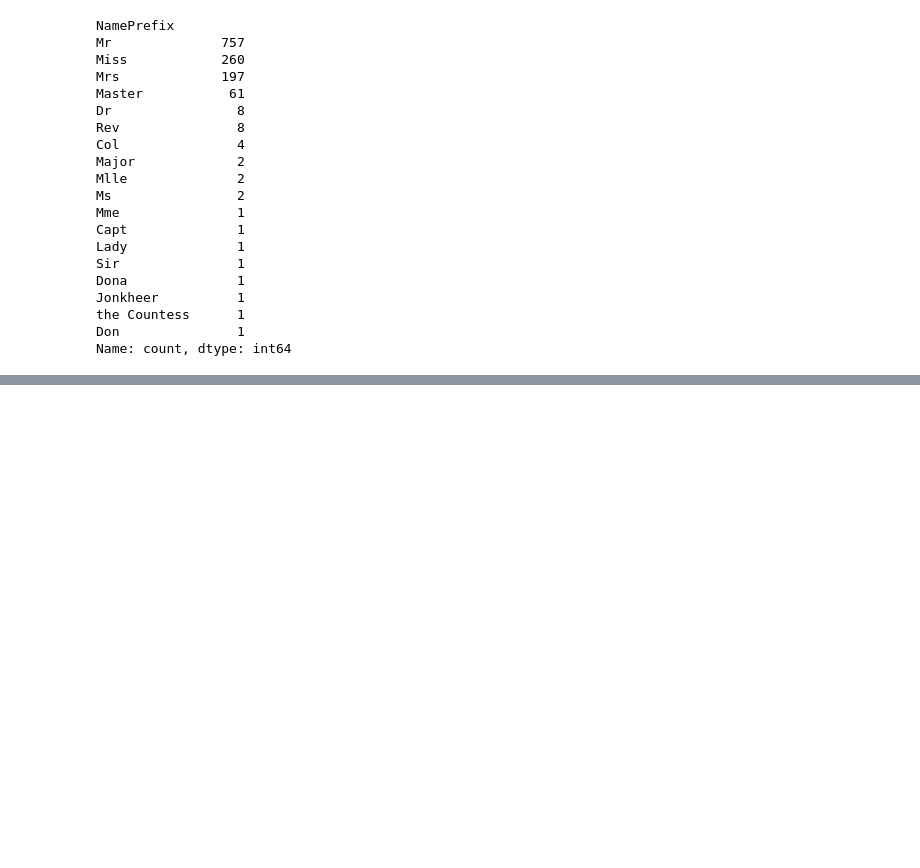
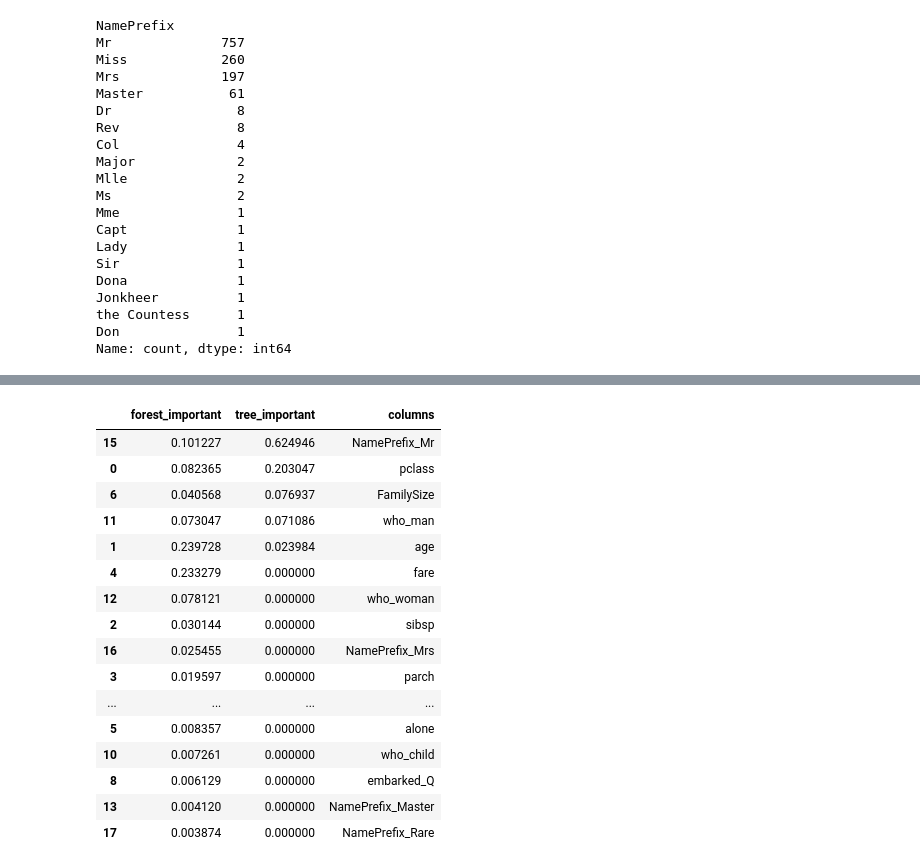
Before and after one commit to Mohamadzf23/titanic-survival-classification, a Jupyter notebook: src/titanic_classification.ipynb, the cells around one changed output, grey strips where cells are left out. Cells and saved outputs as stored; diff of their text form; code cells hidden in the pictures; blank space fills up the shorter version.

Commit message:
refine name prefix and add feature importance analysis

```diff
--- a/src/titanic_classification.ipynb
+++ b/src/titanic_classification.ipynb
@@ -473,6 +473,17 @@ Jonkheer          1
 the Countess      1
 Don               1
 Name: count, dtype: int64
+# %%
+rare_titles = [
+    'Dona', 'Lady', 'Mme', 'the Countess',
+    'Jonkheer', 'Mlle', 'Don', 'Capt',
+    'Sir', 'Ms', 'Major', 'Col', 'Dr', 'Rev'
+]
+
+titanic['NamePrefix'] = titanic['NamePrefix'].replace(
+    rare_titles,
+    'Rare'
+)
 # %%
 titanic = pd.get_dummies(
     titanic,
@@ -531 +542,43 @@ NamePrefix_Ms              0.009503
 Name: survived, dtype: float64
+# %%
+X = titanic.select_dtypes(include=['float', 'int'])
+X = X.drop(columns='survived')
+y = titanic['survived']
+# %%
+from sklearn.ensemble import RandomForestClassifier
+
+forest = RandomForestClassifier(n_estimators=100)
+
+forest.fit(X, y)
+forest_important = forest.feature_importances_
+# %%
+from sklearn.tree import DecisionTreeClassifier
+
+tree = DecisionTreeClassifier(max_depth=3, max_leaf_nodes=50)
+
+tree.fit(X, y)
+tree_important = tree.feature_importances_
+# %%
+pd.concat([
+    pd.Series(forest_important, name='forest_important'),
+    pd.Series(tree_important, name='tree_important'),
+    pd.Series(X.columns, name='columns')
+], axis=1).sort_values(['tree_important', 'forest_important'], ascending=False)
+# %% [output]
+|  | forest_important | tree_important | columns |
+| 15 | 0.101227 | 0.624946 | NamePrefix_Mr |
+| 0 | 0.082365 | 0.203047 | pclass |
+| 6 | 0.040568 | 0.076937 | FamilySize |
+| 11 | 0.073047 | 0.071086 | who_man |
+| 1 | 0.239728 | 0.023984 | age |
+| 4 | 0.233279 | 0.000000 | fare |
+| 12 | 0.078121 | 0.000000 | who_woman |
+| 2 | 0.030144 | 0.000000 | sibsp |
+| 16 | 0.025455 | 0.000000 | NamePrefix_Mrs |
+| 3 | 0.019597 | 0.000000 | parch |
+| ... | ... | ... | ... |
+| 5 | 0.008357 | 0.000000 | alone |
+| 10 | 0.007261 | 0.000000 | who_child |
+| 8 | 0.006129 | 0.000000 | embarked_Q |
+| 13 | 0.004120 | 0.000000 | NamePrefix_Master |
+| 17 | 0.003874 | 0.000000 | NamePrefix_Rare |
```
Also changed, not shown: parts of 3 cells of this notebook.
